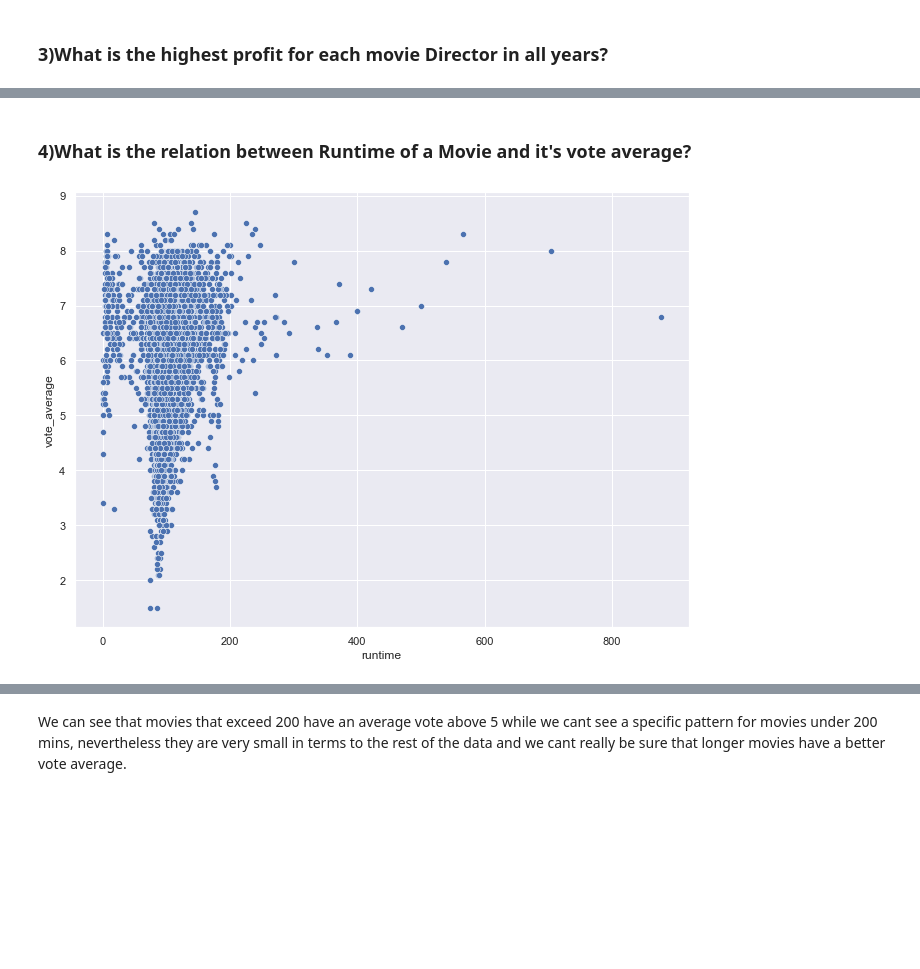
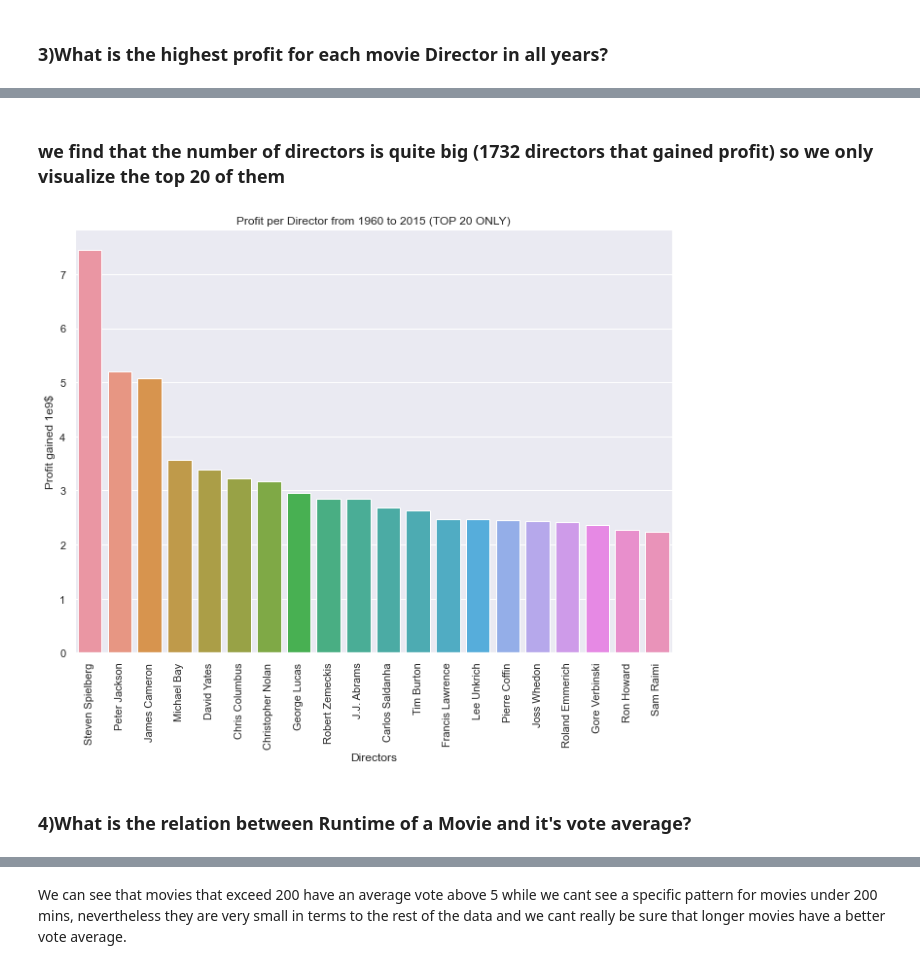
Before and after one commit to nuublx/TMDB-DataAnalysis, a Jupyter notebook: project.ipynb, the cells around one changed output, grey strips where cells are left out. Drawn from its saved outputs; the diff is of its cells as text; code cells hidden in the pictures; blank space fills up the shorter version.

```diff
--- a/project.ipynb
+++ b/project.ipynb
@@ -417,0 +358,3 @@ plt.show()
+# %%
+directors_df=separate_values(df, 'director', '|')
+directors_df.head(10)
@@ -417,0 +373,3 @@ plt.show()
+# %%
+total_profit_DCs=directors_df.groupby('director')['profit'].sum().sort_values(ascending=False)
+total_profit_DCs
@@ -417,0 +392,4 @@ plt.show()
+# %%
+#Focusing only on positive profit
+total_profit_DCs=total_profit_DCs[total_profit_DCs>0]
+total_profit_DCs
@@ -418,6 +410,12 @@ plt.show()
+# %% [markdown]
+### we find that the number of directors is quite big (1732 directors that gained profit) so we only visualize the top 20 of them
+# %%
+#calling the barplot function we created earlier with values needed to visualize the dataframe
+visualize_series(
+    total_profit_DCs[:20], 1e9, "Directors",
+    "Profit gained 1e9$","Profit per Director from 1960 to 2015 (TOP 20 ONLY)"
+    )
+# %% [output]
+[figure, added]
 # %% [markdown]
 ### 4)What is the relation between Runtime of a Movie and it's vote average?
-# %%
-sns.scatterplot(data=df,x='runtime',y='vote_average');
-# %% [output]
-[figure, removed]
```
Also changed, not shown: parts of 56 cells of this notebook, 1 other file.
